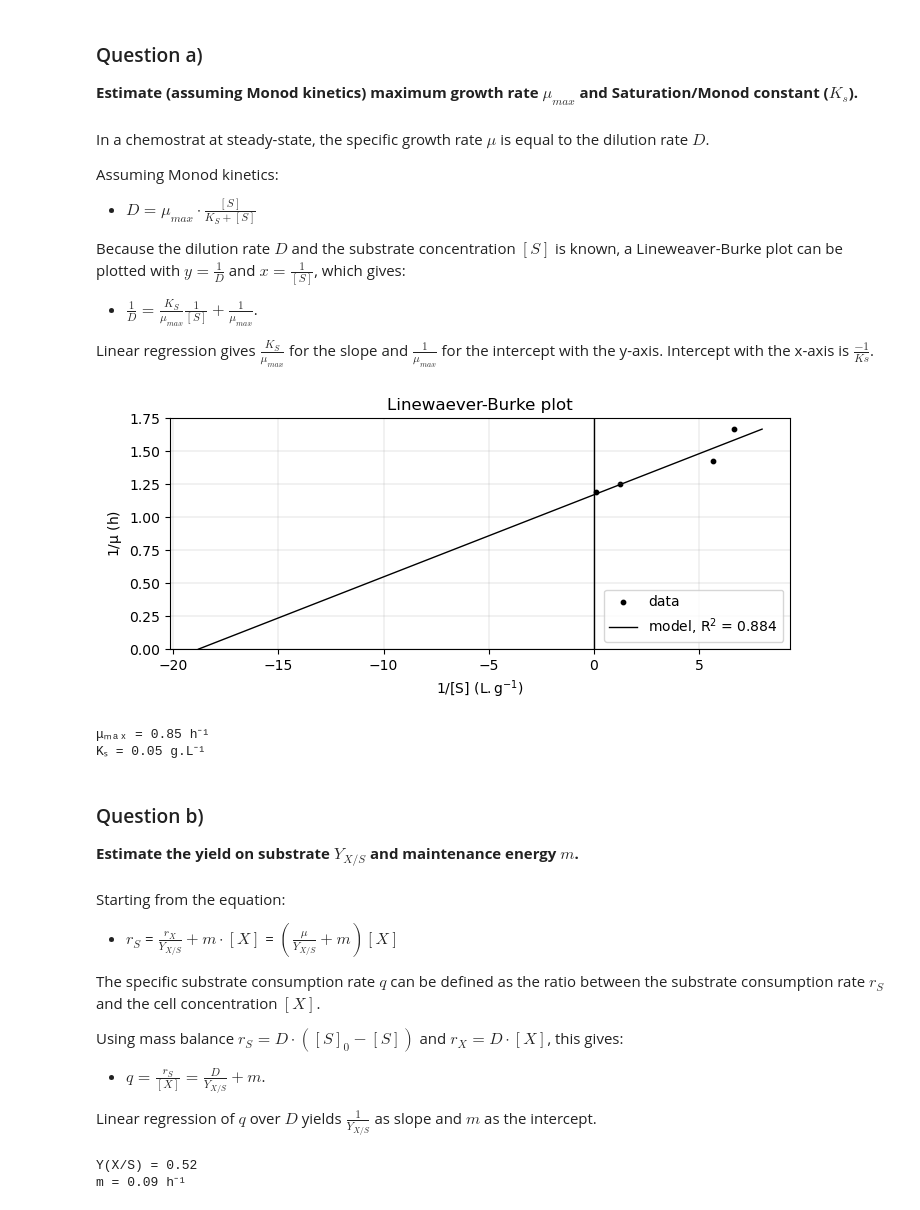
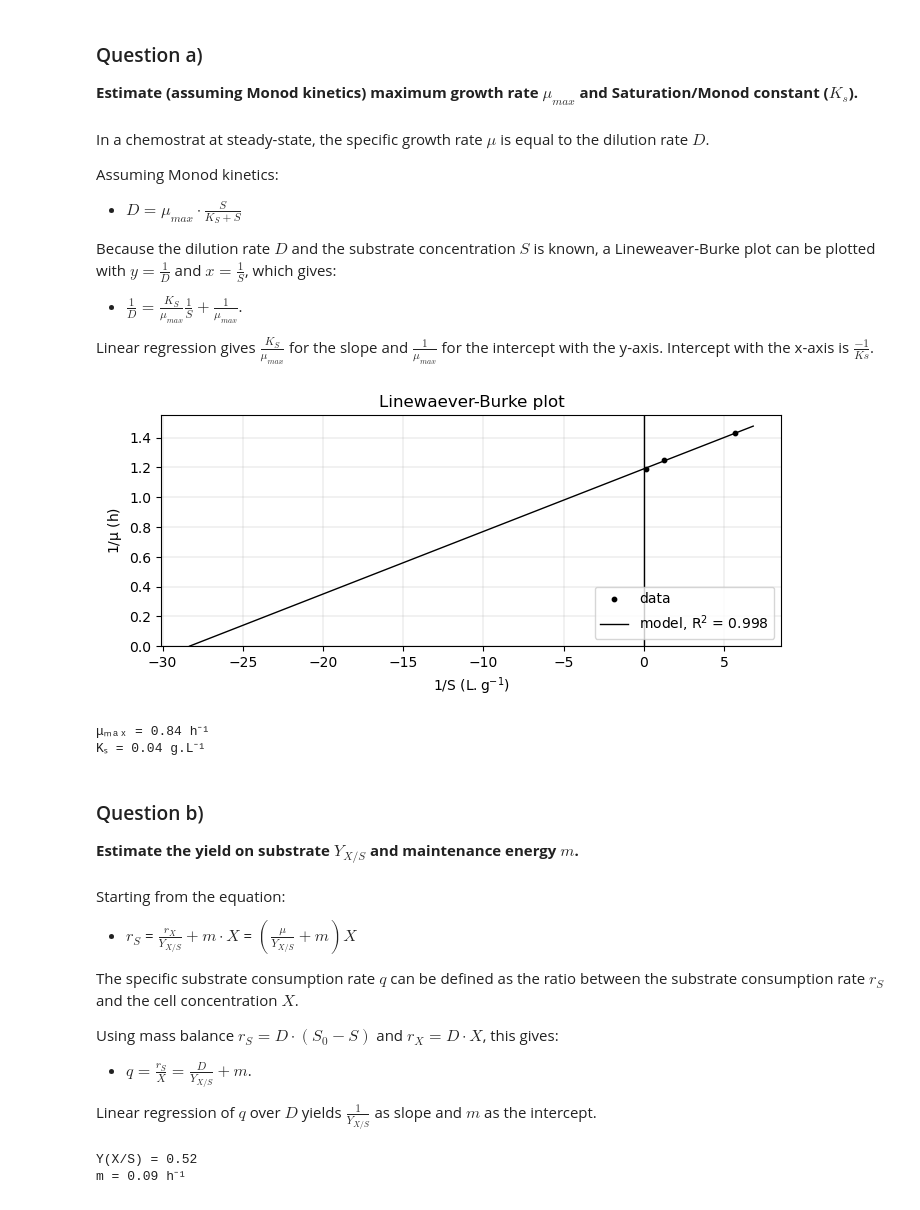
Before and after one commit to jonathanrsr/biochemical, a Jupyter notebook: Projects/2. Enzyme kinetics and microbial growth/Exercise 4.ipynb, the cells around one changed output. Drawn from its saved outputs; the diff is of its cells as text; code cells hidden in the pictures.

```diff
--- a/Projects/2. Enzyme kinetics and microbial growth/Exercise 4.ipynb
+++ b/Projects/2. Enzyme kinetics and microbial growth/Exercise 4.ipynb
@@ -41,10 +41,10 @@ S0 = 10 # Carbon substrate concentration in the feed, g/L
 In a chemostrat at steady-state, the specific growth rate $\mu$ is equal to the dilution rate $D$.
 
 Assuming Monod kinetics:
-* $D = \mu_{max} \cdot \frac{[S]}{K_S + [S]}$
+* $D = \mu_{max} \cdot \frac{S}{K_S + S}$
 
-Because the dilution rate $D$ and the substrate concentration $[S]$ is known, a Lineweaver-Burke plot can be plotted with $y = \frac{1}{D}$ and $x = \frac{1}{[S]}$, which gives:
-* $\frac{1}{D} = \frac{K_S}{\mu_{max}}\frac{1}{[S]} + \frac{1}{\mu_{max}}$.
+Because the dilution rate $D$ and the substrate concentration $S$ is known, a Lineweaver-Burke plot can be plotted with $y = \frac{1}{D}$ and $x = \frac{1}{S}$, which gives:
+* $\frac{1}{D} = \frac{K_S}{\mu_{max}}\frac{1}{S} + \frac{1}{\mu_{max}}$.
 
 Linear regression gives $\frac{K_S}{\mu_{max}}$ for the slope and $\frac{1}{\mu_{max}}$ for the intercept with the y-axis. Intercept with the x-axis is $\frac{-1}{Ks}$.
 # %%
@@ -78,51 +78,51 @@ def lineweaver_burke(S, D):
     y_model = model.predict(x_model.reshape((-1, 1)))
 
     # --- Lineweaver-Burke plot ---
     # Lines
     plt.scatter(x, y, color = "black", s = 10.0, label = "data")
     plt.plot(x_model, y_model, color = "black",
             label = r"model, $\mathregular{R^2}$ = " +
             f"{round(R2, 3):.3f}")
     plt.vlines(0, 0, np.max(y_model)*1.05, color = "black")
     plt.grid(linewidth = 0.25)
 
     # Delimitation
     plt.ylim(0, np.max(y_model)*1.05)
 
     # Annotations
-    plt.xlabel(r"1/[S] ($\mathregular{L.g^{-1}}$)")
+    plt.xlabel(r"1/S ($\mathregular{L.g^{-1}}$)")
     plt.ylabel(r"1/$\mathregular{\mu}$ (h)")
     plt.legend(loc = "lower right")
     plt.title("Linewaever-Burke plot")
 
     plt.show()
 
     # Saving plot in eps format
     #plt.savefig("Projects\\2. Enzyme kinetics and microbial growth\\
     # Images\\4.a.eps", format = "eps")
 
     return mu_max, Ks
 
-mu_max, Ks = lineweaver_burke(S[4:], D[4:])
+mu_max, Ks = lineweaver_burke(S[5:], D[5:])
 
 print(f"μₘₐₓ = {np.round(mu_max, 2)} h⁻¹\nKₛ = {np.round(Ks, 2)} g.L⁻¹\n")
 # %% [output]
-[figure, old version]
+[figure, new version]
-μₘₐₓ = 0.85 h⁻¹
-Kₛ = 0.05 g.L⁻¹
+μₘₐₓ = 0.84 h⁻¹
+Kₛ = 0.04 g.L⁻¹
 # %% [markdown]
 ### Question b)
 **Estimate the yield on substrate $Y_{X/S}$ and maintenance energy $m$.**
 # %% [markdown]
 Starting from the equation:
 
-* $r_S$ = $\frac{r_X}{Y_{X/S}} + m \cdot [X]$ = $(\frac{\mu}{Y_{X/S}} + m)[X]$
+* $r_S$ = $\frac{r_X}{Y_{X/S}} + m \cdot X$ = $(\frac{\mu}{Y_{X/S}} + m)X$
 
-The specific substrate consumption rate $q$ can be defined as the ratio between the substrate consumption rate $r_S$ and the cell concentration $[X]$.
+The specific substrate consumption rate $q$ can be defined as the ratio between the substrate consumption rate $r_S$ and the cell concentration $X$.
 
-Using mass balance $r_S = D \cdot ([S]_0 - [S])$ and $r_X = D \cdot [X]$, this gives:
+Using mass balance $r_S = D \cdot (S_0 - S)$ and $r_X = D \cdot X$, this gives:
 
-* $q = \frac{r_S}{[X]} = \frac{D}{Y_{X/S}} + m$.
+* $q = \frac{r_S}{X} = \frac{D}{Y_{X/S}} + m$.
 
 Linear regression of $q$ over $D$ yields $\frac{1}{Y_{X/S}}$ as slope and $m$ as the intercept.
 # %%
```
Also changed, not shown: parts of 10 cells of this notebook.
